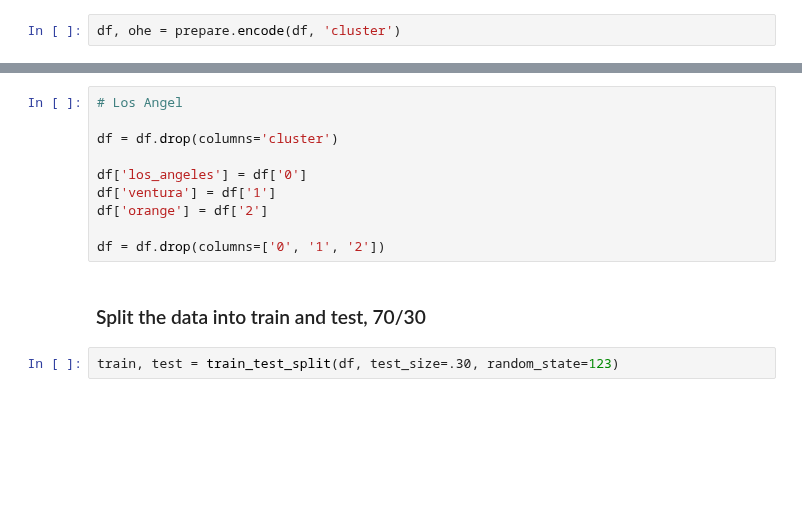
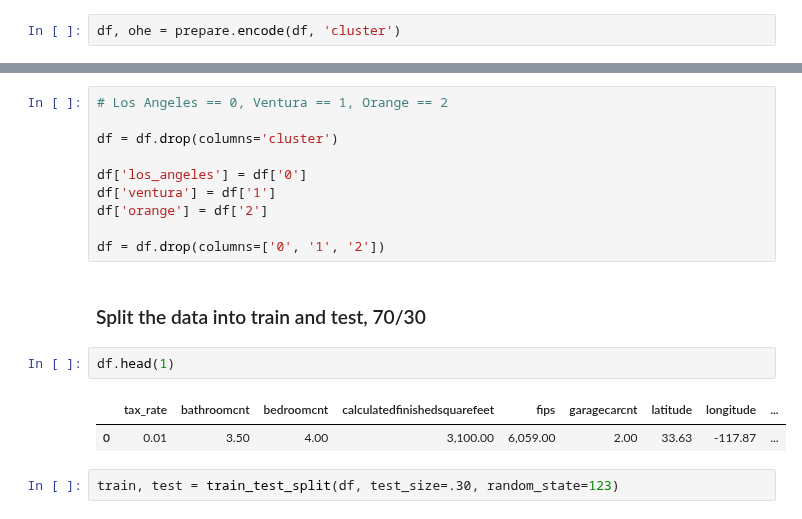
Before and after one commit to FJ-Zillow-Org/Zillow, a Jupyter notebook: deliverable.ipynb, the cells around one changed output, grey strips where cells are left out. Drawn from its saved outputs; the diff is of its cells as text; blank space fills up the shorter version.

```diff
--- a/deliverable.ipynb
+++ b/deliverable.ipynb
@@ -154,5 +191,5 @@ array([[0],
 # %%
-# Los Angel
+# Los Angeles == 0, Ventura == 1, Orange == 2
 
 df = df.drop(columns='cluster')
 
@@ -163,6 +200,11 @@ df['orange'] = df['2']
 df = df.drop(columns=['0', '1', '2'])
 # %% [markdown]
 ### Split the data into train and test, 70/30
+# %%
+df.head(1)
+# %% [output]
+|  | tax_rate | bathroomcnt | bedroomcnt | calculatedfinishedsquarefeet | fips | garagecarcnt | latitude | longitude | ... |
+| 0 | 0.01 | 3.50 | 4.00 | 3,100.00 | 6,059.00 | 2.00 | 33.63 | -117.87 | ... |
 # %%
 train, test = train_test_split(df, test_size=.30, random_state=123)
 # %%
```
Also changed, not shown: parts of 54 cells of this notebook.
